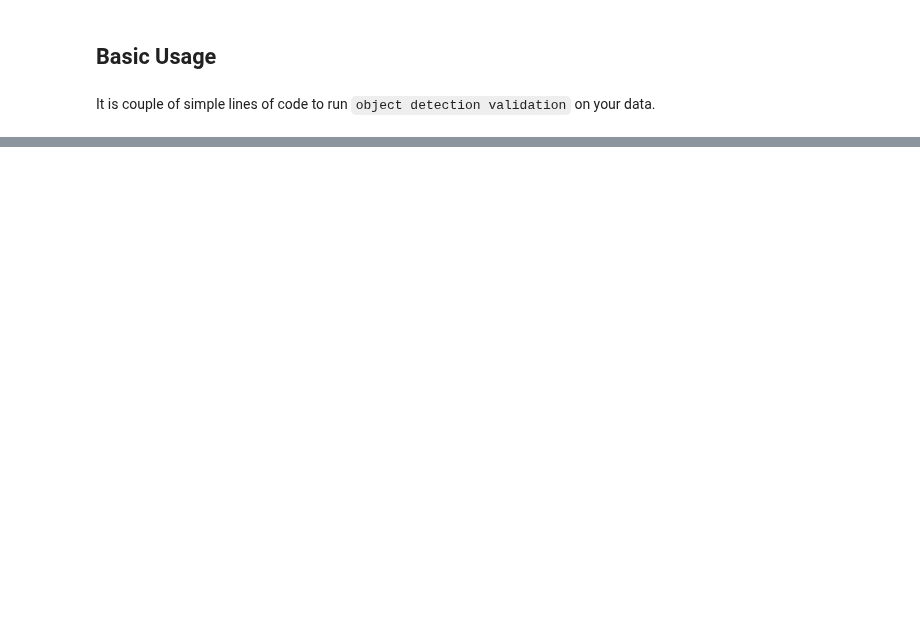
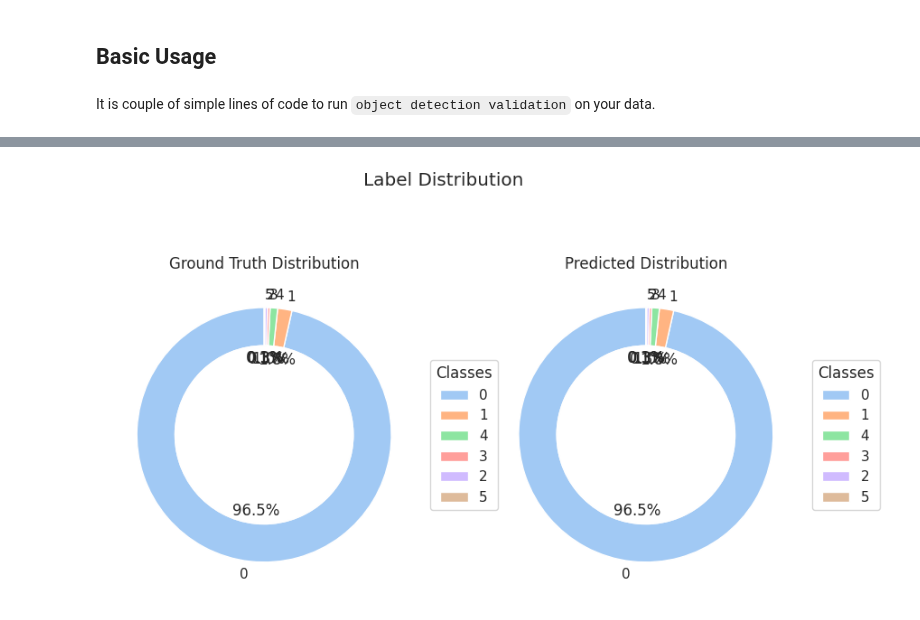
Before and after one commit to gesund-ai/gesund, a Jupyter notebook: examples/object_detection_malaria.ipynb, the cells around one changed output, grey strips where cells are left out. Cells and saved outputs as stored; diff of their text form; code cells hidden in the pictures; blank space fills up the shorter version.

```diff
--- a/examples/object_detection_malaria.ipynb
+++ b/examples/object_detection_malaria.ipynb
@@ -477,0 +208,4 @@ load_image("top_misses.png")
+# %%
+validation_results.plot(metric_name='predicted_distribution', save_plot=False, cohort_id=cohort_id)
+# %% [output]
+[figure, added]
```
Also changed, not shown: parts of 43 cells of this notebook.
